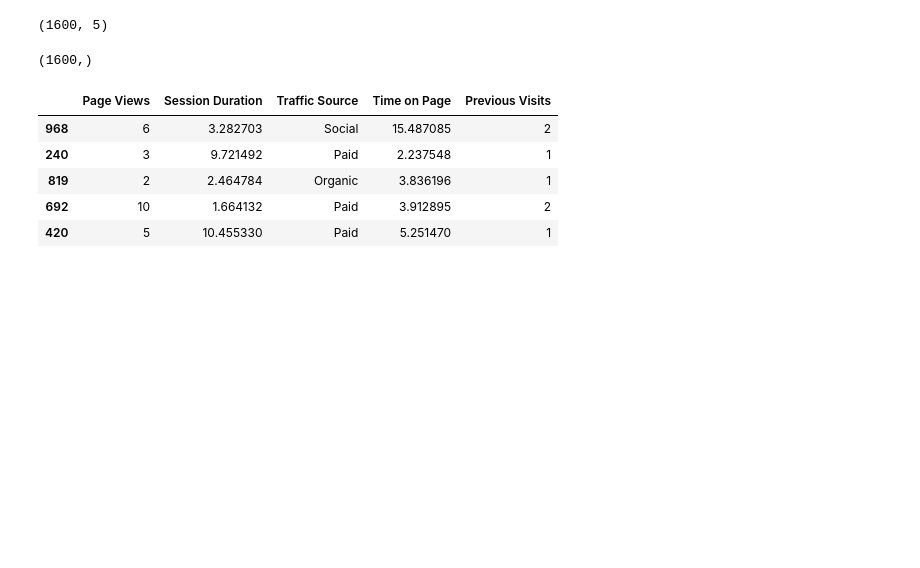
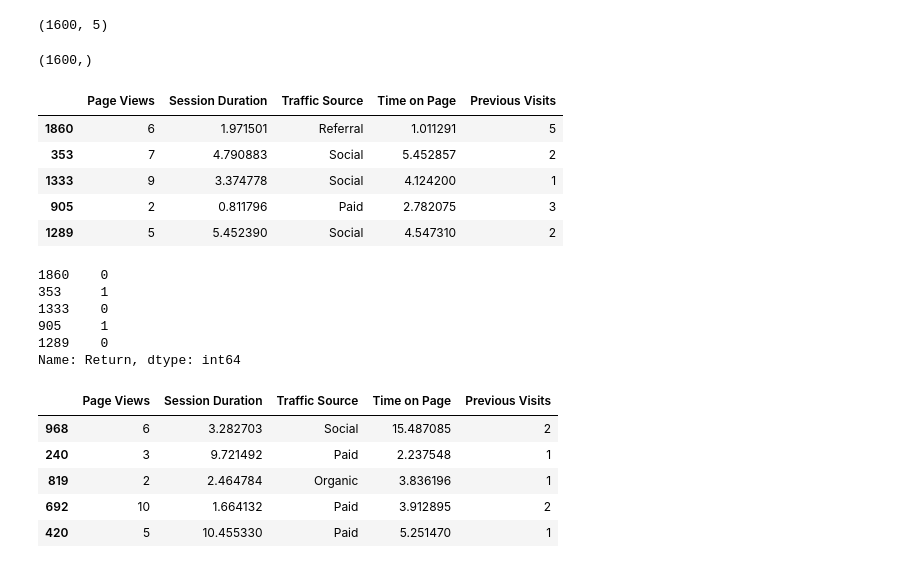
Before and after one commit to Himanshutiwari321/User-Return-Prediction---Startup---ML, a Jupyter notebook: notebooks/model_train.ipynb, the cells around one changed output. Drawn from its saved outputs; the diff is of its cells as text; code cells hidden in the pictures; blank space fills up the shorter version.

```diff
--- a/notebooks/model_train.ipynb
+++ b/notebooks/model_train.ipynb
@@ -66,6 +78,24 @@ X_train.shape
 y_train.shape
 # %% [output]
 (1600,)
+# %%
+X_test.head()
+# %% [output]
+|  | Page Views | Session Duration | Traffic Source | Time on Page | Previous Visits |
+| 1860 | 6 | 1.971501 | Referral | 1.011291 | 5 |
+| 353 | 7 | 4.790883 | Social | 5.452857 | 2 |
+| 1333 | 9 | 3.374778 | Social | 4.124200 | 1 |
+| 905 | 2 | 0.811796 | Paid | 2.782075 | 3 |
+| 1289 | 5 | 5.452390 | Social | 4.547310 | 2 |
+# %%
+y_test.head()
+# %% [output]
+1860    0
+353     1
+1333    0
+905     1
+1289    0
+Name: Return, dtype: int64
 # %%
 
 
```
Also changed, not shown: parts of 74 cells of this notebook, 7 other files.
